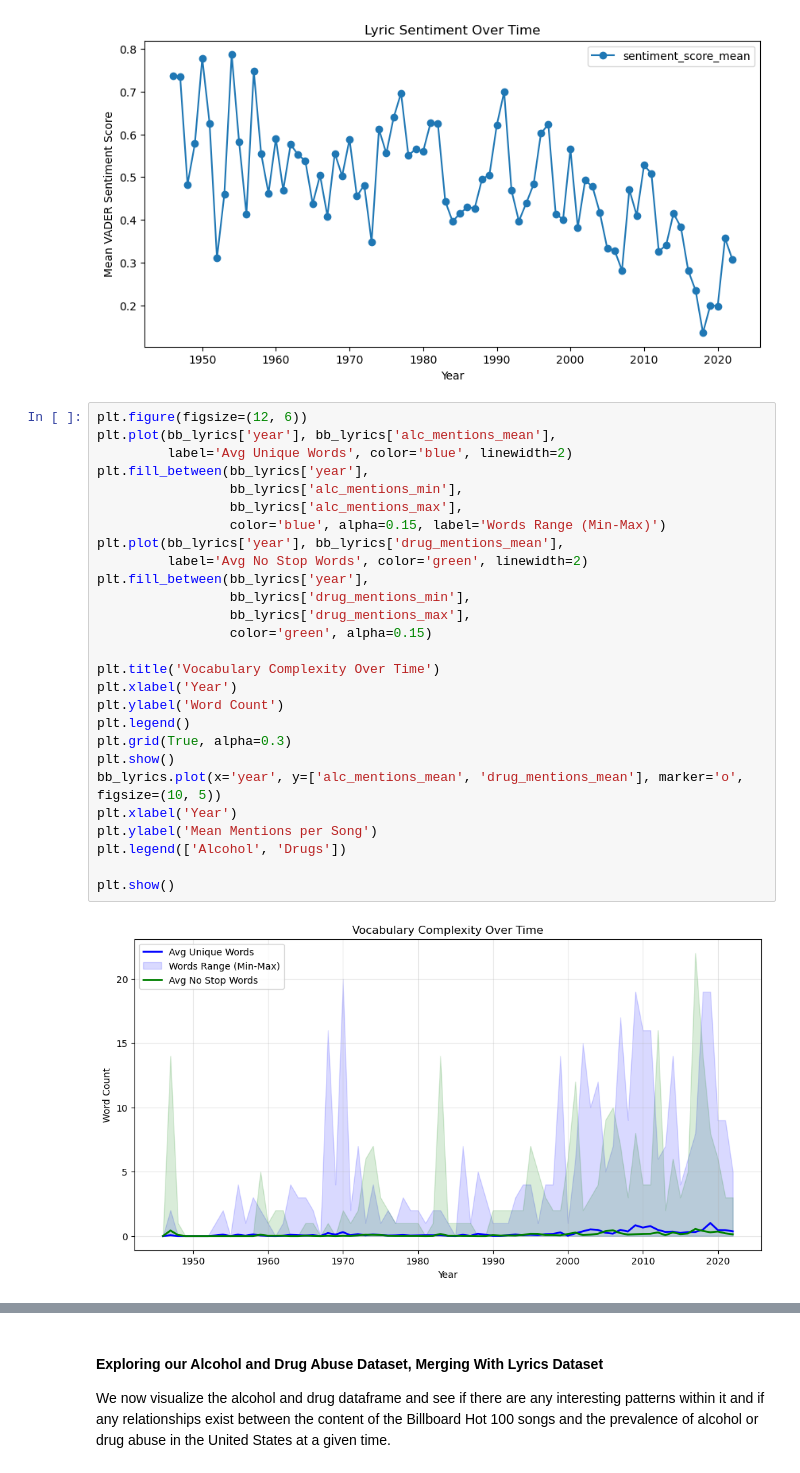
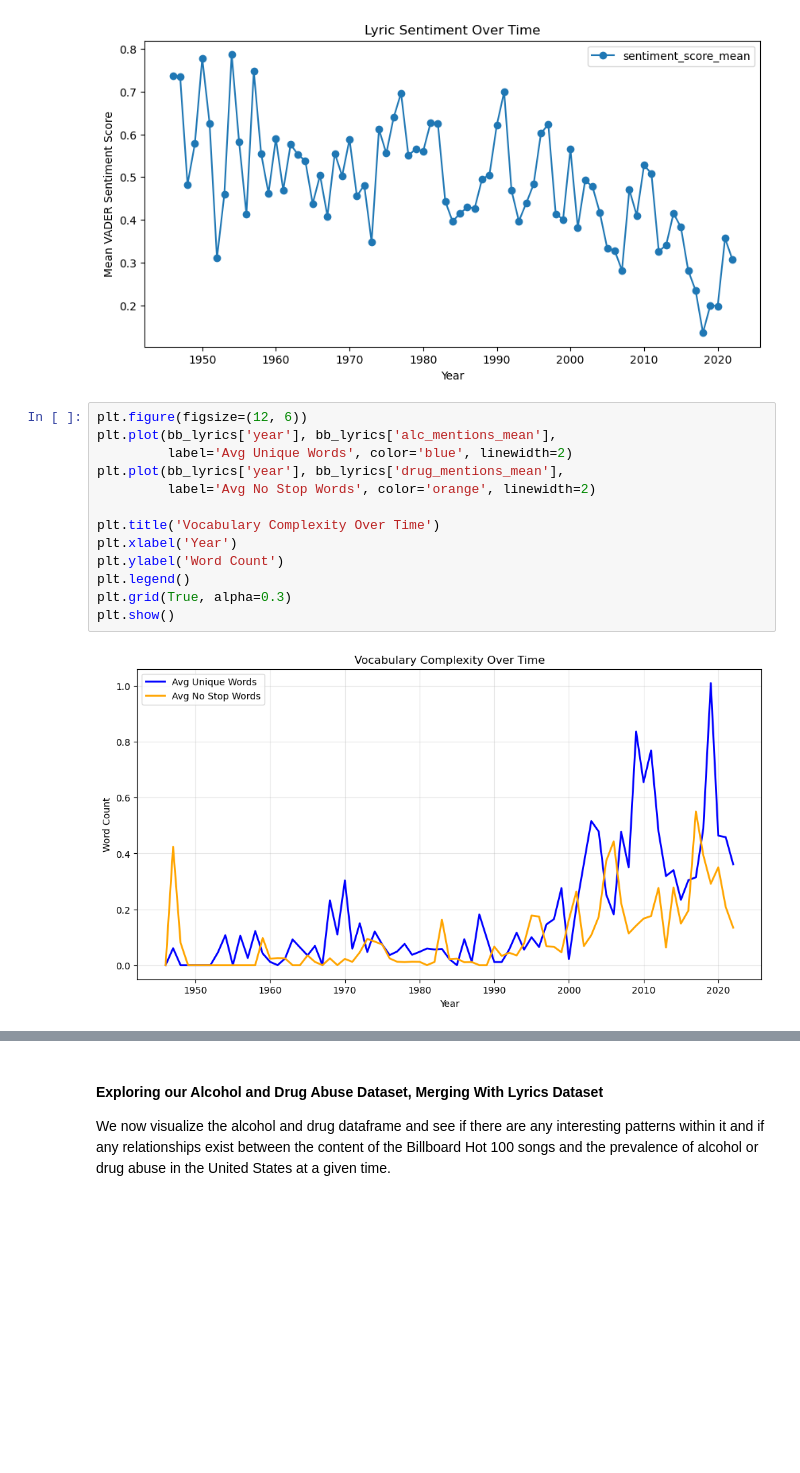
Before and after one commit to COGS108/Group104_WI26, a Jupyter notebook: 03-FinalProject.ipynb, the cells around one changed output, grey strips where cells are left out. Cells and saved outputs as stored; diff of their text form; blank space fills up the shorter version.

```diff
--- a/03-FinalProject.ipynb
+++ b/03-FinalProject.ipynb
@@ -279,29 +274,15 @@ plt.show()
 # %%
 plt.figure(figsize=(12, 6))
 plt.plot(bb_lyrics['year'], bb_lyrics['alc_mentions_mean'],
          label='Avg Unique Words', color='blue', linewidth=2)
-plt.fill_between(bb_lyrics['year'],
-                 bb_lyrics['alc_mentions_min'],
-                 bb_lyrics['alc_mentions_max'],
-                 color='blue', alpha=0.15, label='Words Range (Min-Max)')
 plt.plot(bb_lyrics['year'], bb_lyrics['drug_mentions_mean'],
-         label='Avg No Stop Words', color='green', linewidth=2)
-plt.fill_between(bb_lyrics['year'],
-                 bb_lyrics['drug_mentions_min'],
-                 bb_lyrics['drug_mentions_max'],
-                 color='green', alpha=0.15)
+         label='Avg No Stop Words', color='orange', linewidth=2)
 
 plt.title('Vocabulary Complexity Over Time')
 plt.xlabel('Year')
 plt.ylabel('Word Count')
 plt.legend()
 plt.grid(True, alpha=0.3)
 plt.show()
-bb_lyrics.plot(x='year', y=['alc_mentions_mean', 'drug_mentions_mean'], marker='o', figsize=(10, 5))
-plt.xlabel('Year')
-plt.ylabel('Mean Mentions per Song')
-plt.legend(['Alcohol', 'Drugs'])
-
-plt.show()
 # %% [output]
-[figure, old version]
+[figure, new version]
```
Also changed, not shown: parts of 15 cells of this notebook.
